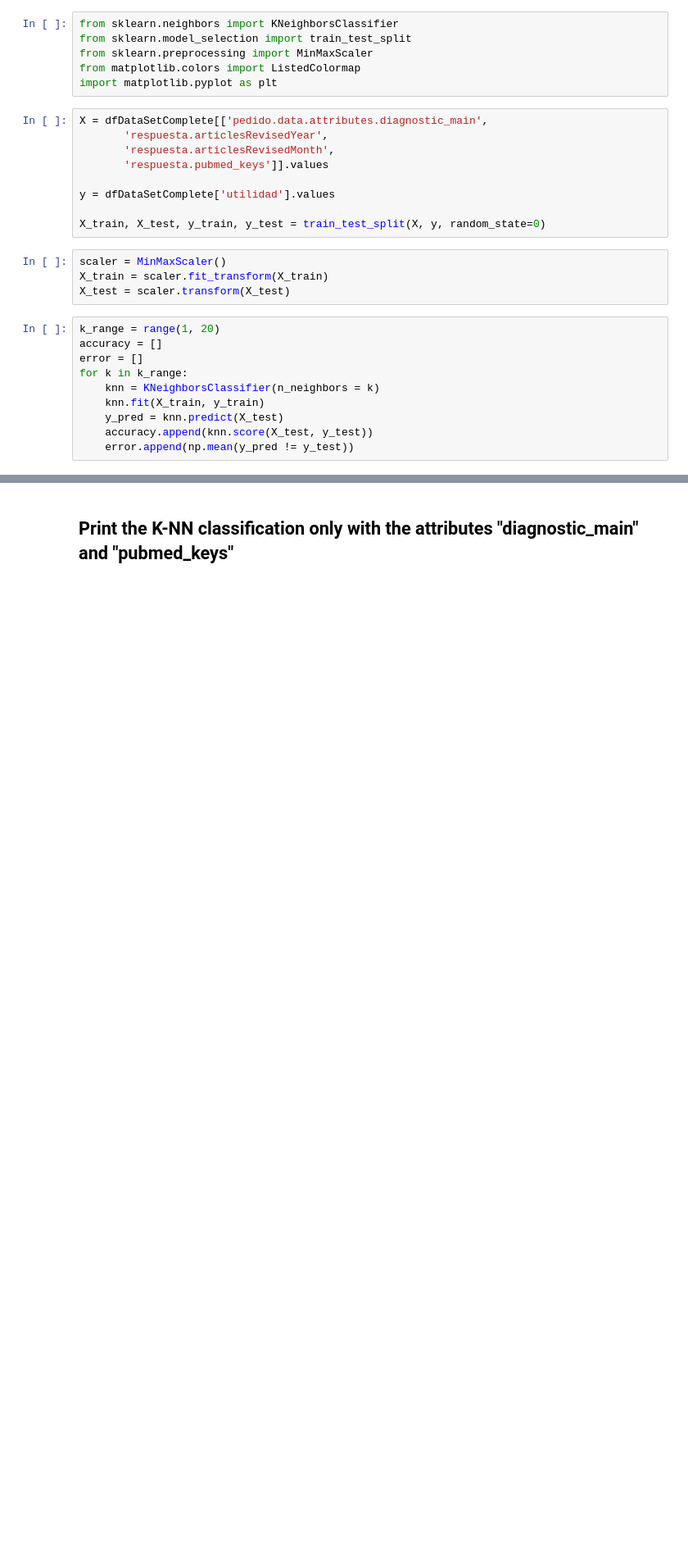
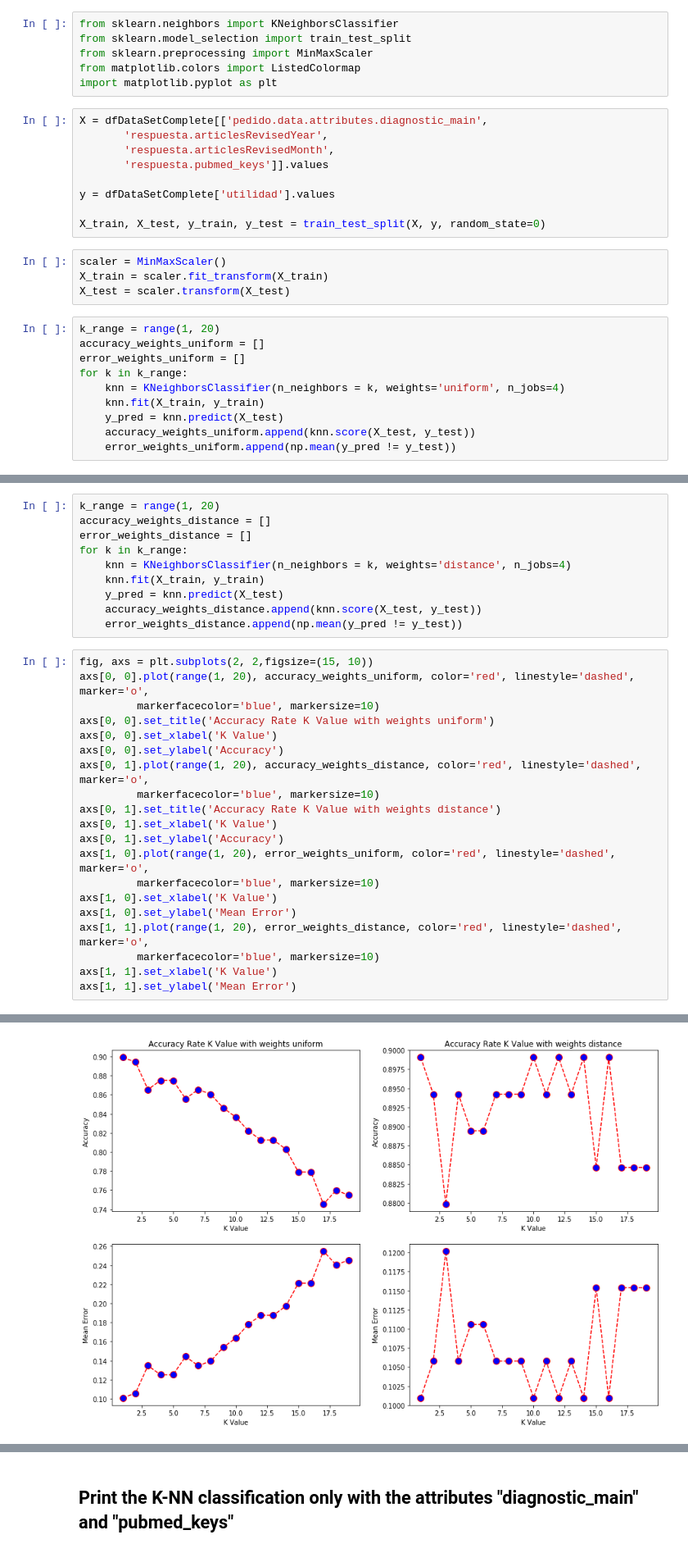
Before and after one commit to neburs/HOPE_rank_predictor, a Jupyter notebook: S2 - HOPE kNN_v2.ipynb, the cells around one changed output, grey strips where cells are left out. Shown: that part at 82% size. Saved outputs shown, nothing was run; the diff lists cells and outputs as text; blank space fills up the shorter version.

```diff
--- a/S2 - HOPE kNN_v2.ipynb
+++ b/S2 - HOPE kNN_v2.ipynb
@@ -215,11 +215,11 @@ X_train = scaler.fit_transform(X_train)
 X_test = scaler.transform(X_test)
 # %%
 k_range = range(1, 20)
-accuracy = []
-error = []
+accuracy_weights_uniform = []
+error_weights_uniform = []
 for k in k_range:
-    knn = KNeighborsClassifier(n_neighbors = k)
+    knn = KNeighborsClassifier(n_neighbors = k, weights='uniform', n_jobs=4)
     knn.fit(X_train, y_train)
     y_pred = knn.predict(X_test)
-    accuracy.append(knn.score(X_test, y_test))
-    error.append(np.mean(y_pred != y_test))
+    accuracy_weights_uniform.append(knn.score(X_test, y_test))
+    error_weights_uniform.append(np.mean(y_pred != y_test))
@@ -289,0 +226,31 @@ error
+# %%
+k_range = range(1, 20)
+accuracy_weights_distance = []
+error_weights_distance = []
+for k in k_range:
+    knn = KNeighborsClassifier(n_neighbors = k, weights='distance', n_jobs=4)
+    knn.fit(X_train, y_train)
+    y_pred = knn.predict(X_test)
+    accuracy_weights_distance.append(knn.score(X_test, y_test))
+    error_weights_distance.append(np.mean(y_pred != y_test))
+# %%
+fig, axs = plt.subplots(2, 2,figsize=(15, 10))
+axs[0, 0].plot(range(1, 20), accuracy_weights_uniform, color='red', linestyle='dashed', marker='o',
+         markerfacecolor='blue', markersize=10)
+axs[0, 0].set_title('Accuracy Rate K Value with weights uniform')
+axs[0, 0].set_xlabel('K Value')
+axs[0, 0].set_ylabel('Accuracy')
+axs[0, 1].plot(range(1, 20), accuracy_weights_distance, color='red', linestyle='dashed', marker='o',
+         markerfacecolor='blue', markersize=10)
+axs[0, 1].set_title('Accuracy Rate K Value with weights distance')
+axs[0, 1].set_xlabel('K Value')
+axs[0, 1].set_ylabel('Accuracy')
+axs[1, 0].plot(range(1, 20), error_weights_uniform, color='red', linestyle='dashed', marker='o',
+         markerfacecolor='blue', markersize=10)
+axs[1, 0].set_xlabel('K Value')
+axs[1, 0].set_ylabel('Mean Error')
+axs[1, 1].plot(range(1, 20), error_weights_distance, color='red', linestyle='dashed', marker='o',
+         markerfacecolor='blue', markersize=10)
+axs[1, 1].set_xlabel('K Value')
+axs[1, 1].set_ylabel('Mean Error')
+# %% [output]
@@ -290,3 +258,4 @@ error
+[figure, added]
 # %%
 n_neighbors = 1
 
```
Also changed, not shown: parts of 9 cells of this notebook, 3 other files.
